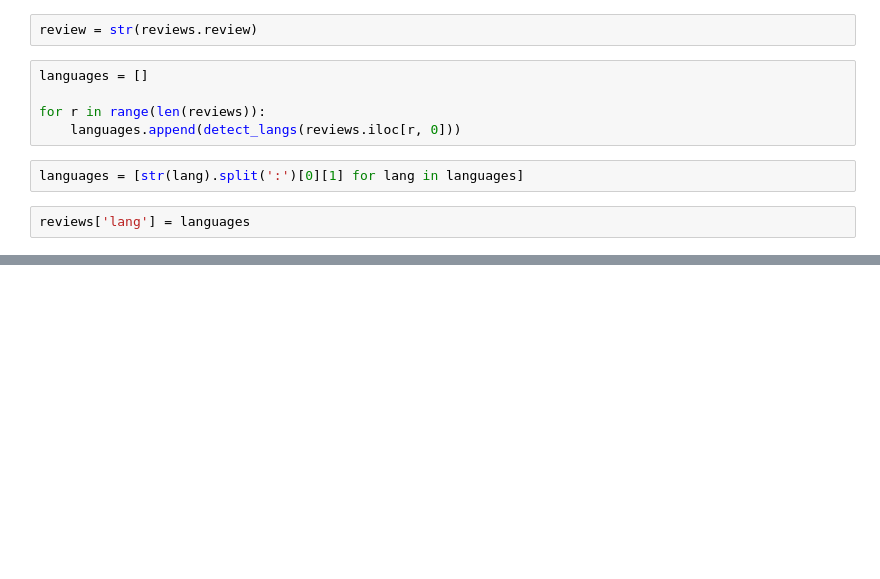
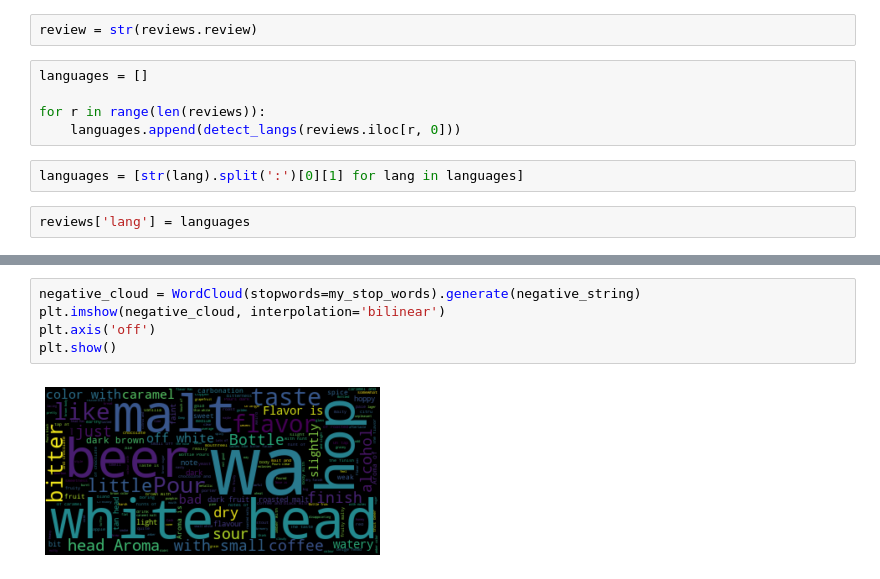
Before and after one commit to saurin33/final_project, a Jupyter notebook: sentiment_analysis.ipynb, the cells around one changed output, grey strips where cells are left out. Cells and saved outputs as stored; diff of their text form; blank space fills up the shorter version.

```diff
--- a/sentiment_analysis.ipynb
+++ b/sentiment_analysis.ipynb
@@ -245,0 +337,7 @@ reviews_bow = vectorizer.transform(reviews_e.review)
+# %%
+negative_cloud = WordCloud(stopwords=my_stop_words).generate(negative_string)
+plt.imshow(negative_cloud, interpolation='bilinear')
+plt.axis('off')
+plt.show()
+# %% [output]
+[figure, added]
```
Also changed, not shown: parts of 89 cells of this notebook.
